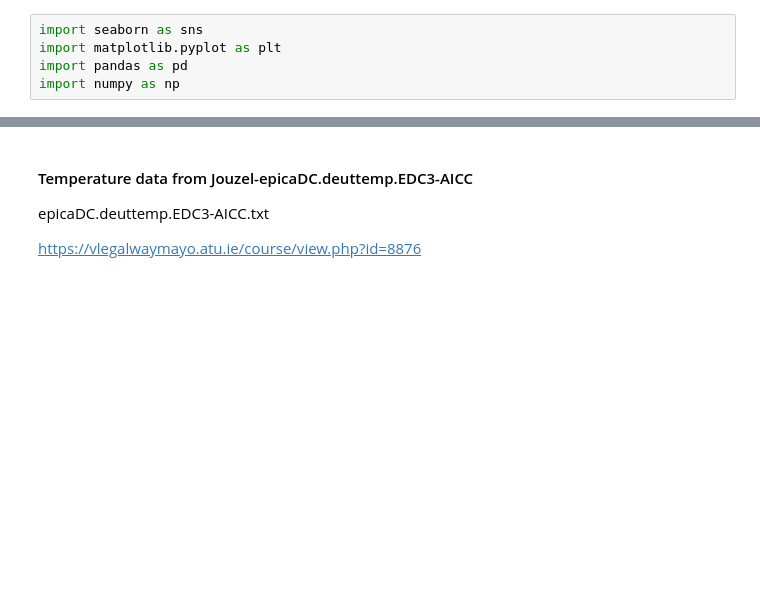
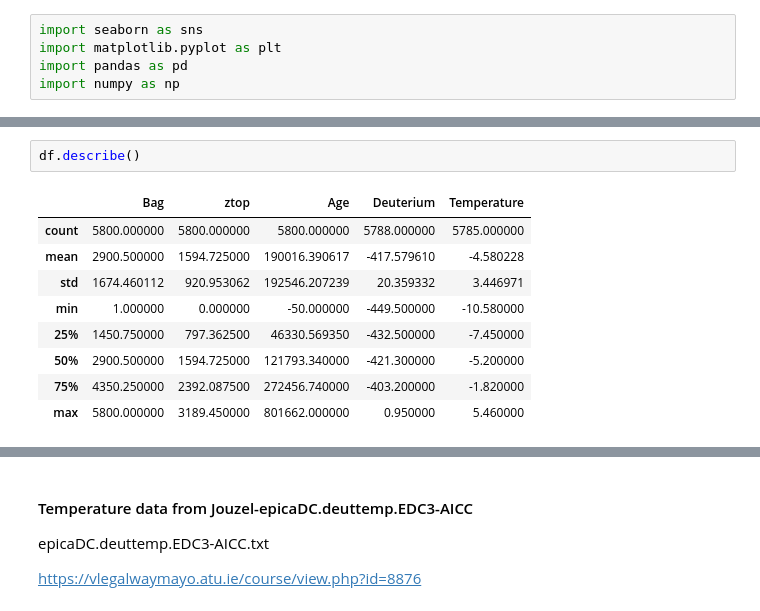
Before and after one commit to Tanjasta/PFDA_Assignment2, a Jupyter notebook: PFDA_Assignment2.ipynb, the cells around one changed output, grey strips where cells are left out. Cells and saved outputs as stored; diff of their text form; blank space fills up the shorter version.

```diff
--- a/PFDA_Assignment2.ipynb
+++ b/PFDA_Assignment2.ipynb
@@ -47,0 +83,12 @@ import numpy as np
+# %%
+df.describe()
+# %% [output]
+|  | Bag | ztop | Age | Deuterium | Temperature |
+| count | 5800.000000 | 5800.000000 | 5800.000000 | 5788.000000 | 5785.000000 |
+| mean | 2900.500000 | 1594.725000 | 190016.390617 | -417.579610 | -4.580228 |
+| std | 1674.460112 | 920.953062 | 192546.207239 | 20.359332 | 3.446971 |
+| min | 1.000000 | 0.000000 | -50.000000 | -449.500000 | -10.580000 |
+| 25% | 1450.750000 | 797.362500 | 46330.569350 | -432.500000 | -7.450000 |
+| 50% | 2900.500000 | 1594.725000 | 121793.340000 | -421.300000 | -5.200000 |
+| 75% | 4350.250000 | 2392.087500 | 272456.740000 | -403.200000 | -1.820000 |
+| max | 5800.000000 | 3189.450000 | 801662.000000 | 0.950000 | 5.460000 |
```
Also changed, not shown: parts of 5 cells of this notebook, 4 other files.
